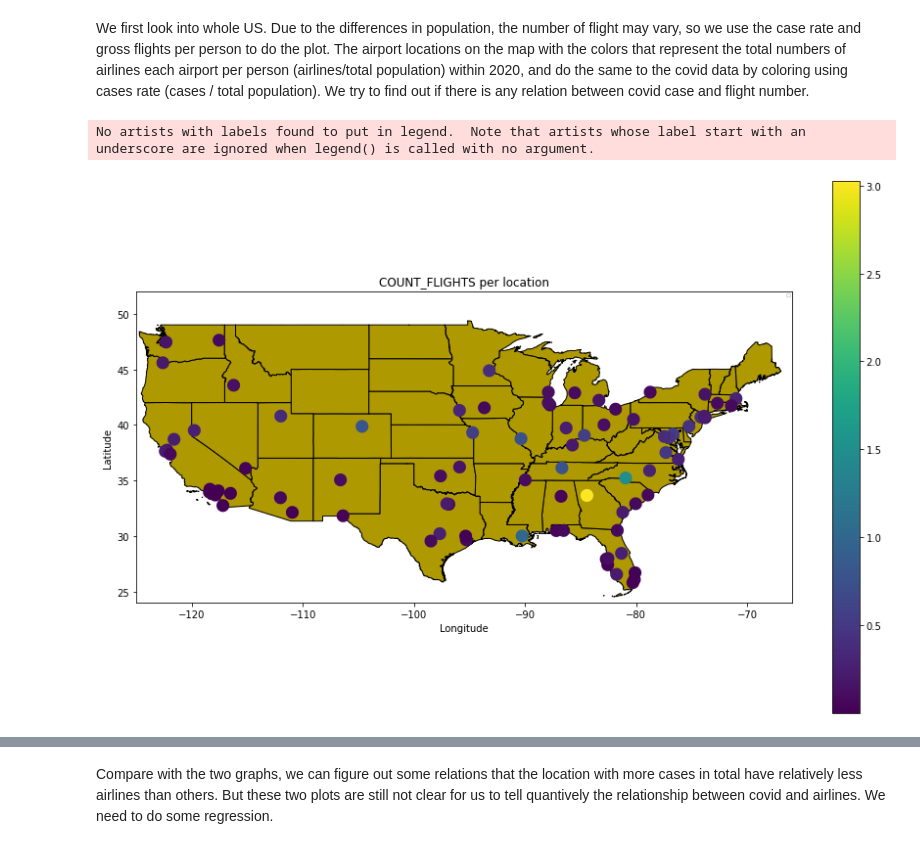
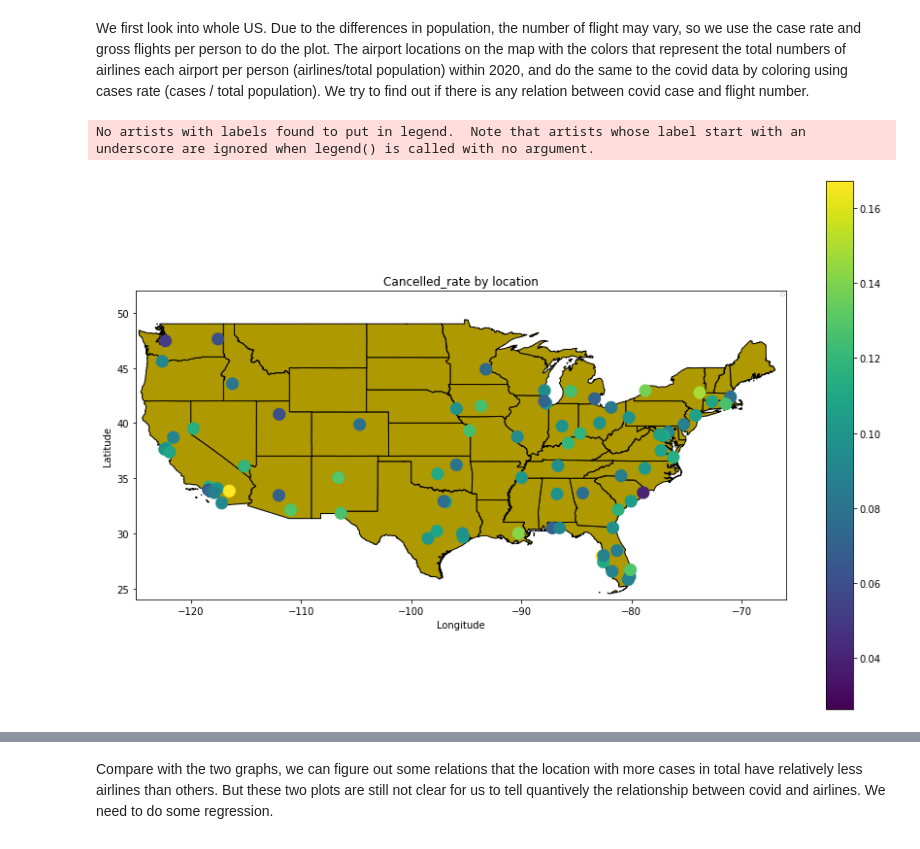
Before and after one commit to Haoj1/Big-Data-Econ-Analysis, a Jupyter notebook: Data_Analysis.ipynb, the cells around one changed output, grey strips where cells are left out. Saved outputs shown, nothing was run; the diff lists cells and outputs as text; code cells hidden in the pictures.

```diff
--- a/Data_Analysis.ipynb
+++ b/Data_Analysis.ipynb
@@ -148,3 +148,4 @@ covid_airline_gdf
 # %%
 covid_airline_gdf['cases_rate'] = covid_airline_gdf['cases'] / covid_airline_gdf['total_population']
 covid_airline_gdf['death_rate'] = covid_airline_gdf['deaths'] / covid_airline_gdf['total_population']
+covid_airline_gdf['flights_populations'] = covid_airline_gdf['COUNT_FLIGHTS'] / covid_airline_gdf['total_population']
@@ -151,33 +198,33 @@ covid_airline_gdf['death_rate'] = covid_airline_gdf['deaths'] / covid_airline_gd
 # %% [markdown]
 We first look into whole US. Due to the differences in population, the number of flight may vary, so we use the case rate and gross flights per person to do the plot. The airport locations on the map with the colors that represent the total numbers of airlines each airport per person (airlines/total population) within 2020, and do the same to the covid data by coloring using cases rate (cases / total population). We try to find out if there is any relation between covid case and flight number.
 # %%
-state_borders = gpd.read_file("./dataset/cb_2017_us_state_5m/cb_2017_us_state_5m.shp")
 
-us_mainland = state_borders[state_borders["STUSPS"] != "AK"]
-us_mainland = us_mainland.to_crs('epsg:4326')
 fig, ax = plt.subplots(figsize=(15, 10))
 us_mainland.plot(color="#AF9900", linewidth=1, edgecolor="black", ax=ax)
 cmap = plt.cm.get_cmap("Blues")
 county_grouped_case_airline = covid_airline_gdf.groupby(['ORIGIN_AIRPORT_ID']).agg(
     {'COUNT_FLIGHTS' : 'sum',
      'cases' : 'max',
      'geometry' : 'first',
      'cases_rate': 'max',
-     'total_population' : 'mean'}
+     'total_population' : 'mean',
+     'flights_populations' : 'mean',
+     'CANCELLED' : 'sum',
+     }
 ).reset_index()
 # divide COUNT_FLIGHTS by total_population to find the flights per person
-county_grouped_case_airline['flights_populations'] = county_grouped_case_airline['COUNT_FLIGHTS'] / county_grouped_case_airline['total_population']
+county_grouped_case_airline['CANCELLED_rate'] = county_grouped_case_airline['CANCELLED'] / county_grouped_case_airline['COUNT_FLIGHTS']
 county_grouped_case_airline = gpd.GeoDataFrame(county_grouped_case_airline, geometry='geometry')
-county_grouped_case_airline.plot(column="flights_populations",legend=True, ax = ax)
+county_grouped_case_airline.plot(column="CANCELLED_rate",legend=True, ax = ax)
 ax.set_xlim(-125, -66)
 ax.set_ylim(24, 52)
 # Add title and axis labels
-plt.title("COUNT_FLIGHTS per location")
+plt.title("Cancelled_rate by location")
 plt.xlabel("Longitude")
 plt.ylabel("Latitude")
 plt.legend(fontsize=4)
 # Show the plot
 plt.show()
 # %% [output]
 No artists with labels found to put in legend.  Note that artists whose label start with an underscore are ignored when legend() is called with no argument.
-[figure, old version]
+[figure, new version]
```
Also changed, not shown: parts of 17 cells of this notebook, 1 other file.
